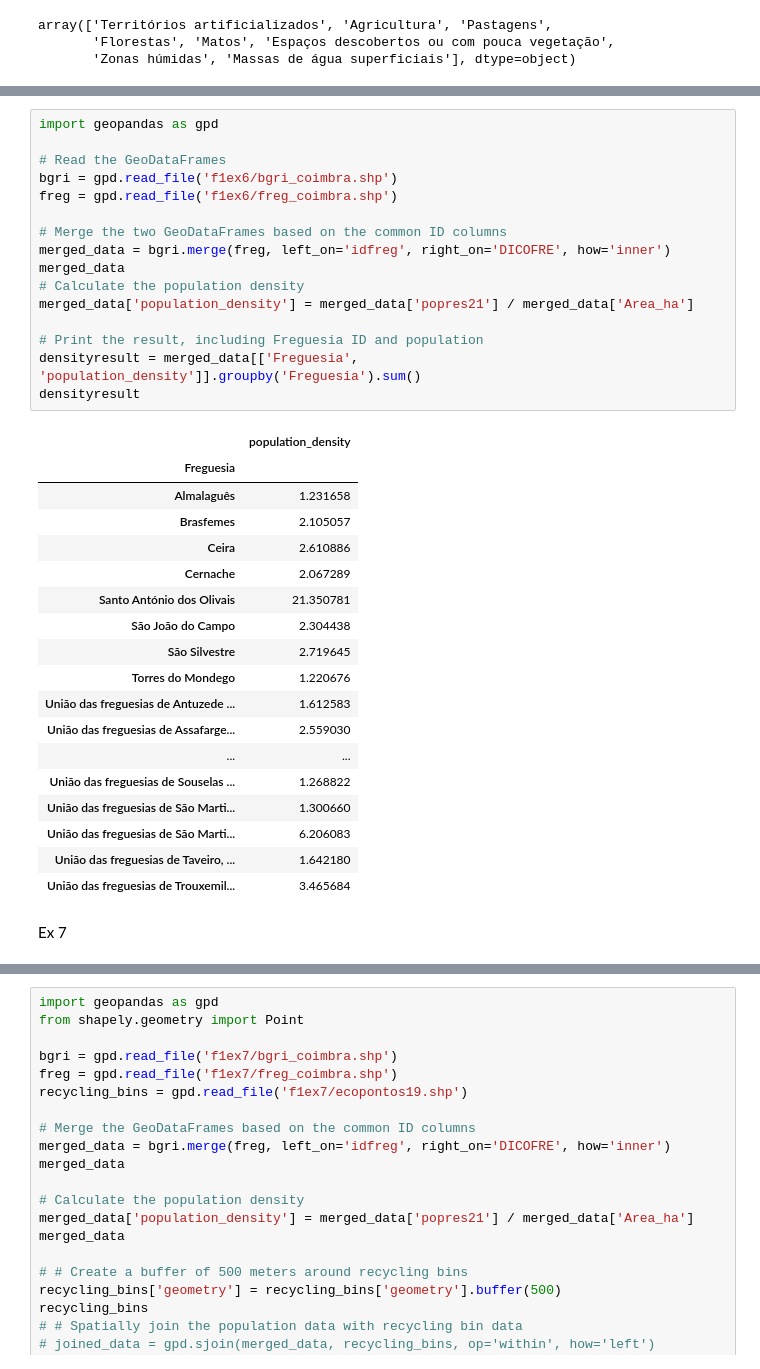
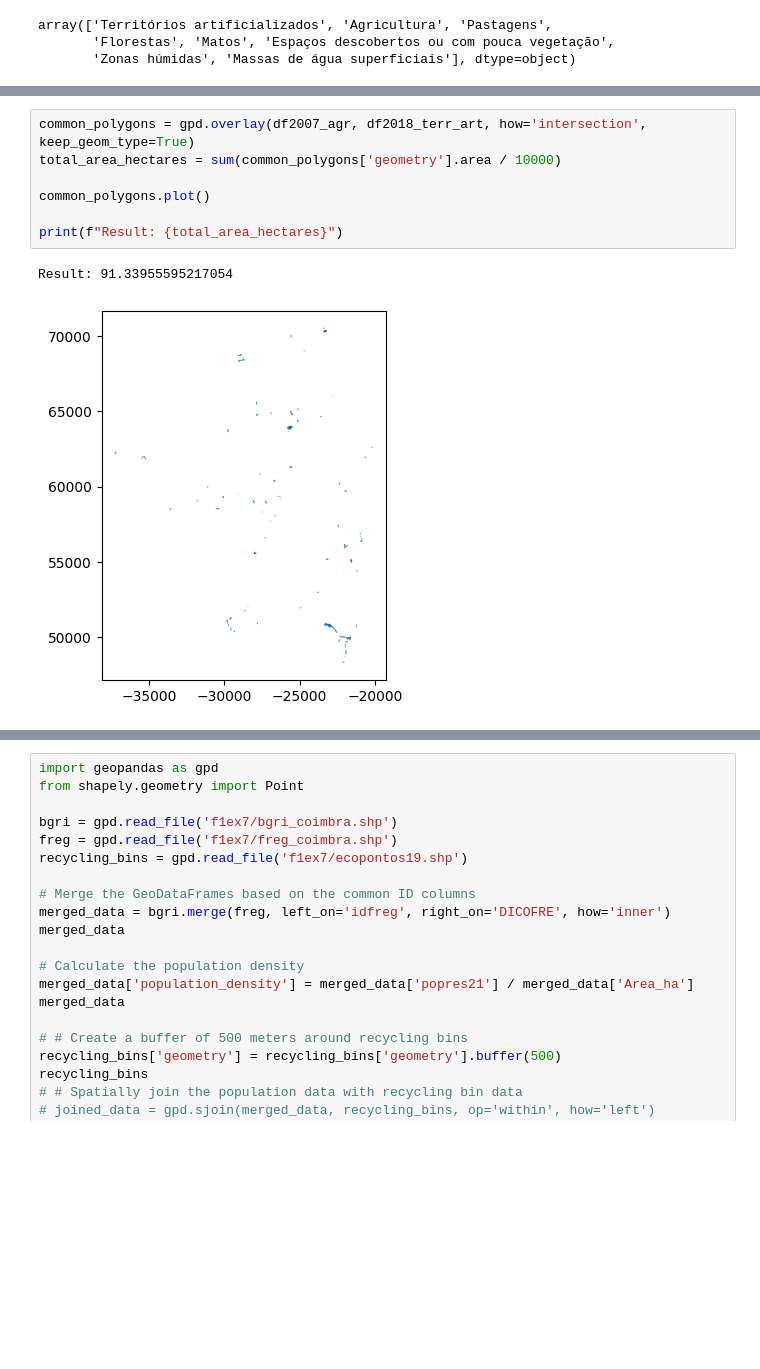
Before and after one commit to MartaSolarz/Maps_and_GISWEB, a Jupyter notebook: fichaexercicios1/solves.ipynb, the cells around one changed output, grey strips where cells are left out. Saved outputs shown, nothing was run; the diff lists cells and outputs as text; blank space fills up the shorter version.

```diff
--- a/fichaexercicios1/solves.ipynb
+++ b/fichaexercicios1/solves.ipynb
@@ -306,37 +118,10 @@ Name: population_density, Length: 1848, dtype: float64
-# %%
-import geopandas as gpd
-
-# Read the GeoDataFrames
-bgri = gpd.read_file('f1ex6/bgri_coimbra.shp')
-freg = gpd.read_file('f1ex6/freg_coimbra.shp')
-
-# Merge the two GeoDataFrames based on the common ID columns
-merged_data = bgri.merge(freg, left_on='idfreg', right_on='DICOFRE', how='inner')
-merged_data
-# Calculate the population density
-merged_data['population_density'] = merged_data['popres21'] / merged_data['Area_ha']
-
-# Print the result, including Freguesia ID and population
-densityresult = merged_data[['Freguesia', 'population_density']].groupby('Freguesia').sum()
-densityresult
-# %% [output]
-|  | population_density |
-| Freguesia |  |
-| Almalaguês | 1.231658 |
-| Brasfemes | 2.105057 |
-| Ceira | 2.610886 |
-| Cernache | 2.067289 |
-| Santo António dos Olivais | 21.350781 |
-| São João do Campo | 2.304438 |
-| São Silvestre | 2.719645 |
-| Torres do Mondego | 1.220676 |
-| União das freguesias de Antuzede ... | 1.612583 |
-| União das freguesias de Assafarge... | 2.559030 |
-| ... | ... |
-| União das freguesias de Souselas ... | 1.268822 |
-| União das freguesias de São Marti... | 1.300660 |
-| União das freguesias de São Marti... | 6.206083 |
-| União das freguesias de Taveiro, ... | 1.642180 |
-| União das freguesias de Trouxemil... | 3.465684 |
-# %% [markdown]
-Ex 7
+# %%
+common_polygons = gpd.overlay(df2007_agr, df2018_terr_art, how='intersection', keep_geom_type=True)
+total_area_hectares = sum(common_polygons['geometry'].area / 10000)
+
+common_polygons.plot()
+
+print(f"Result: {total_area_hectares}")
+# %% [output]
+Result: 91.33955595217054
+[figure, added]
```
Also changed, not shown: parts of 50 cells of this notebook.
